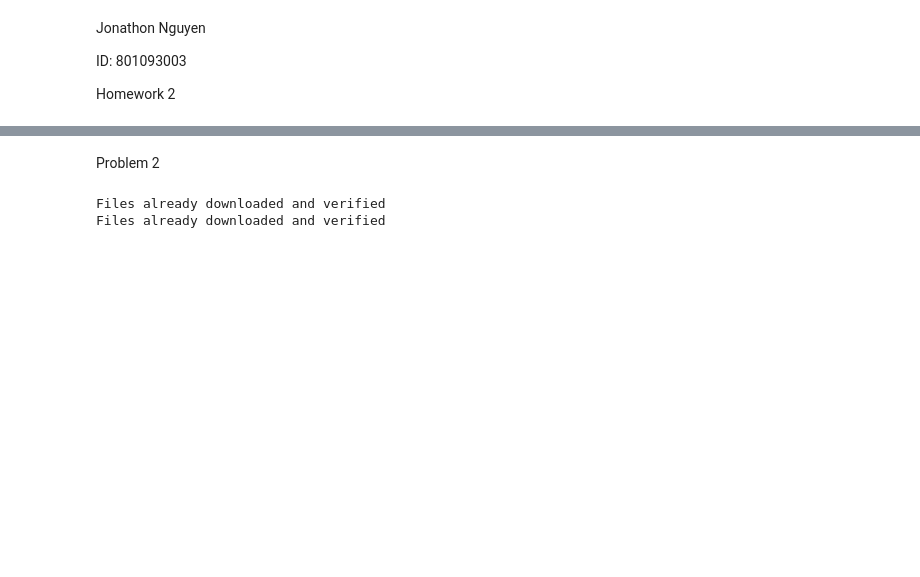
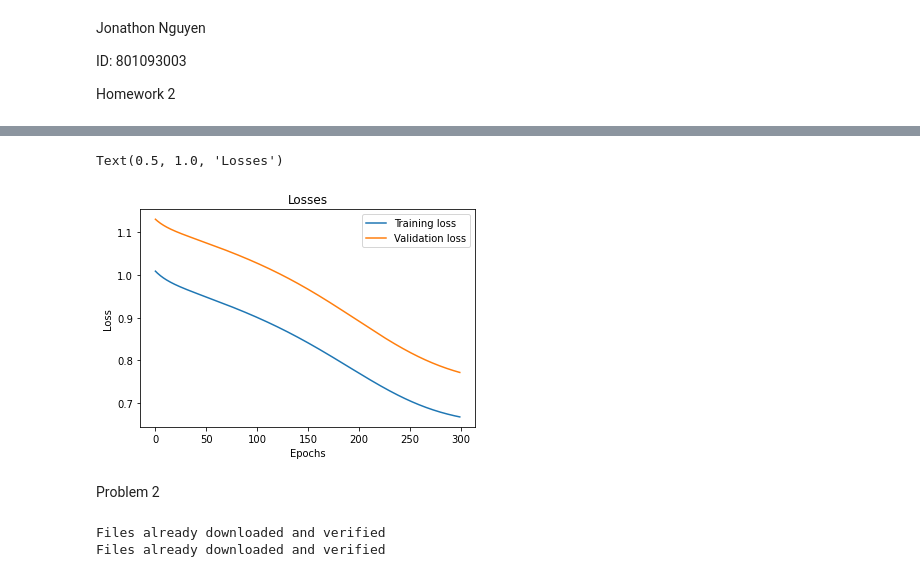
Before and after one commit to nguyjd/ecgr-4106-homeworks, a Jupyter notebook: homework 2/Homework2.ipynb, the cells around one changed output, grey strips where cells are left out. Drawn from its saved outputs; the diff is of its cells as text; code cells hidden in the pictures; blank space fills up the shorter version.

```diff
--- a/homework 2/Homework2.ipynb
+++ b/homework 2/Homework2.ipynb
@@ -93,3 +160,19 @@ training_loop(NUM_EPOCHS, optimizer, model, nn.MSELoss(), training_vars, validat
+# %%
+# Plotting the Losses
+
+fig = plt.figure()
+# Name the x and y axis
+plt.xlabel("Epochs")
+plt.ylabel("Loss")
+
+# Plot the model and the actual values.
+plt.plot(train_loss, label='Training loss')
+plt.plot(val_loss, label='Validation loss')
+plt.legend()
+plt.title("Losses")
+# %% [output]
+Text(0.5, 1.0, 'Losses')
+[figure, added]
 # %% [markdown]
 Problem 2
 # %%
```
Also changed, not shown: parts of 13 cells of this notebook, 1 other file.
